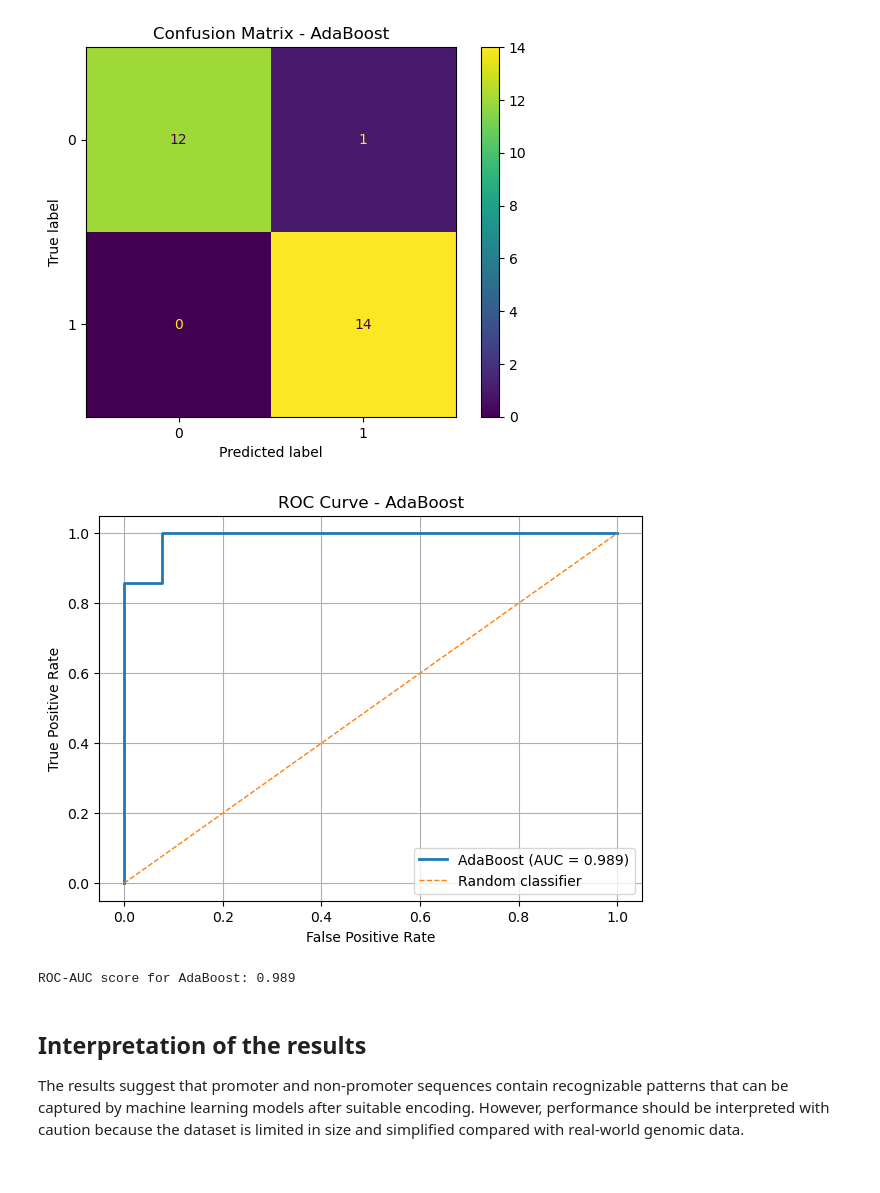
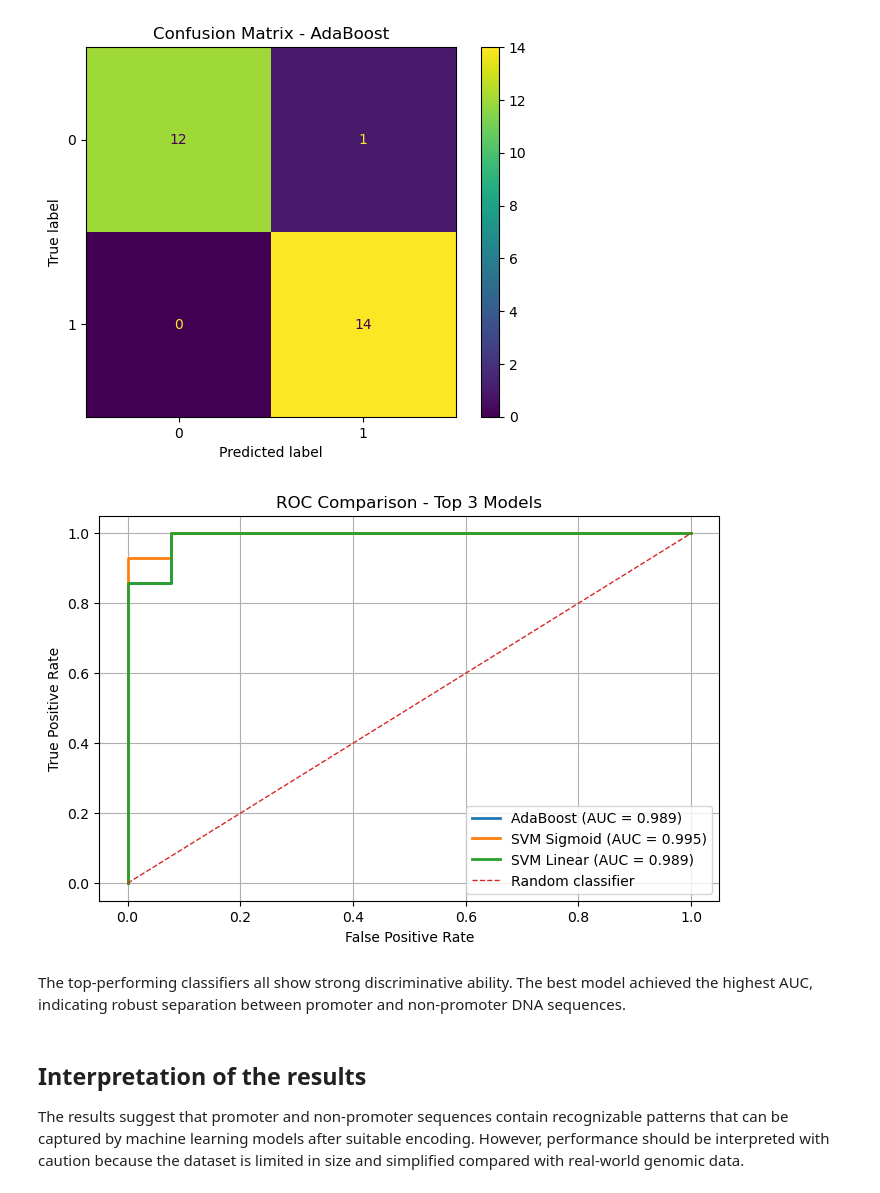
Before and after one commit to anto-silve/dna-promoter-classification, a Jupyter notebook: notebooks/dna_promoter_classification.ipynb, the cells around one changed output. Cells and saved outputs as stored; diff of their text form; code cells hidden in the pictures.

Commit message:
Refined evaluation metrics and ROC comparison

```diff
--- a/notebooks/dna_promoter_classification.ipynb
+++ b/notebooks/dna_promoter_classification.ipynb
@@ -310,39 +310,46 @@ plt.show()
 # %% [output]
 [figure]
 # %%
-### ROC Curve and AUC Score
+### ROC Comparison of the Top 3 Models
 
-# Get prediction scores for ROC
-# Check whether the algorithm provides predict_proba or decision_function
-# Use hasattr() to check if the model contains predict_rpoba or decision_function
+# Select the top 3 models from the cross-validation ranking
+top_3_model_names = results_df.head(3)['Model'].tolist()
 
-if hasattr(best_model, "predict_proba"):
-    y_score = best_model.predict_proba(X_test)[:, 1]
-elif hasattr(best_model, "decision_function"):
-    y_score = best_model.decision_function(X_test)
-else:
-    raise ValueError(f"The model {best_model_name} does not support ROC curve computation.")
+plt.figure(figsize=(8, 5))
 
-# Compute ROC curve and AUC
-#fpr, tpr, thresholds = roc_curve(y_test, y_score)
-fpr, tpr, _ = roc_curve(y_test, y_score)
-roc_auc = roc_auc_score(y_test, y_score)
+for model_name in top_3_model_names:
+    model = models[model_name]
+    model.fit(X_train, y_train)
 
-# Plot ROC curve
-plt.figure(figsize=(7, 5))
-plt.plot(fpr, tpr, linewidth=2, label=f"{best_model_name} (AUC = {roc_auc:.3f})")
+    # Get scores required for ROC computation
+    if hasattr(model, "predict_proba"):
+        y_score = model.predict_proba(X_test)[:, 1]
+    elif hasattr(model, "decision_function"):
+        y_score = model.decision_function(X_test)
+    else:
+        print(f"Skipping {model_name}: ROC not supported.")
+        continue
+
+    # Compute ROC and AUC
+    fpr, tpr, _ = roc_curve(y_test, y_score)
+    roc_auc = roc_auc_score(y_test, y_score)
+
+    # Plot each ROC curve
+    plt.plot(fpr, tpr, linewidth=2, label=f"{model_name} (AUC = {roc_auc:.3f})")
+
+# Random baseline
 plt.plot([0, 1], [0, 1], linestyle="--", linewidth=1, label="Random classifier")
+
 plt.xlabel("False Positive Rate")
 plt.ylabel("True Positive Rate")
-plt.title(f"ROC Curve - {best_model_name}")
+plt.title("ROC Comparison - Top 3 Models")
 plt.legend(loc="lower right")
 plt.grid(True)
 plt.show()
-
-print(f"ROC-AUC score for {best_model_name}: {roc_auc:.3f}")
 # %% [output]
-[figure, old version]
+[figure, new version]
-ROC-AUC score for AdaBoost: 0.989
+# %% [markdown]
+The top-performing classifiers all show strong discriminative ability. The best model achieved the highest AUC, indicating robust separation between promoter and non-promoter DNA sequences.
 # %% [markdown]
 ## Interpretation of the results
 The results suggest that promoter and non-promoter sequences contain recognizable patterns that can be captured by machine learning models after suitable encoding. However, performance should be interpreted with caution because the dataset is limited in size and simplified compared with real-world genomic data.
```
